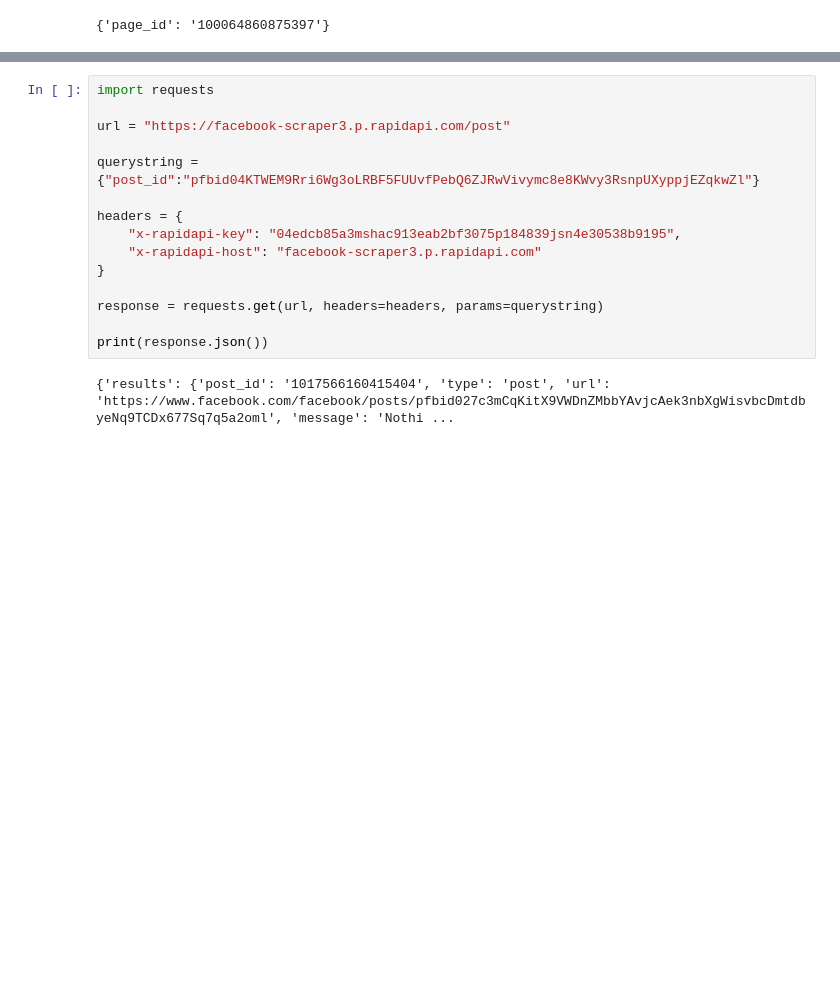
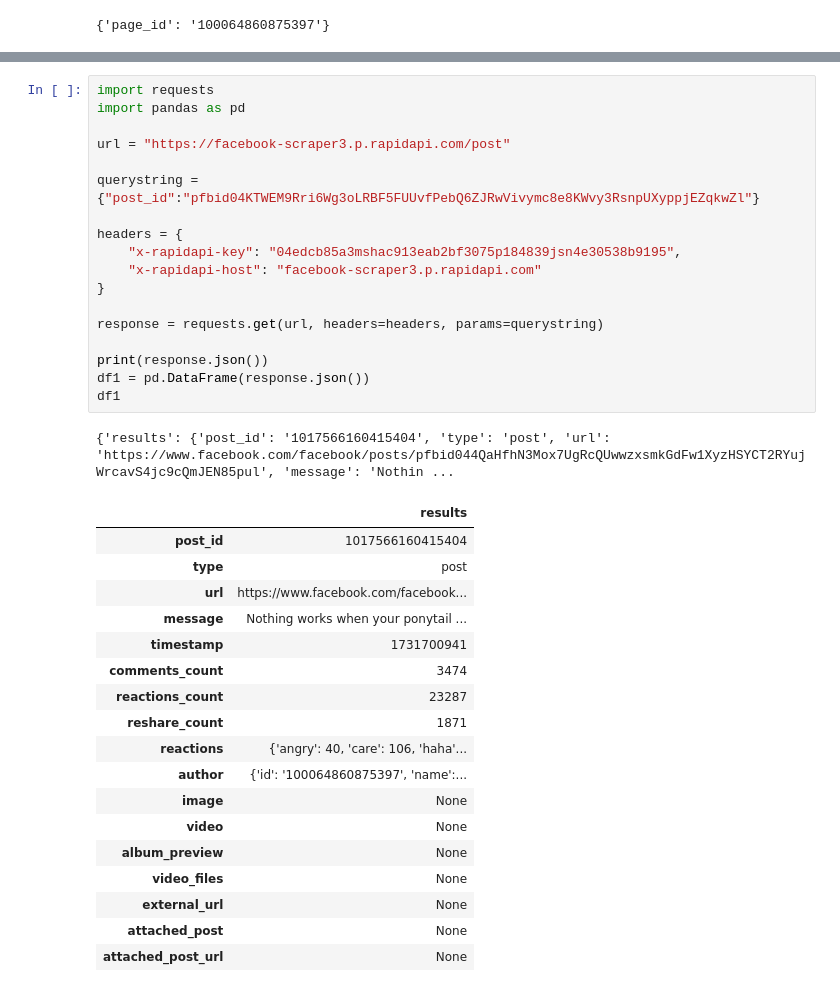
Before and after one commit to 0gaurav4/DigipodiumInternship2024-25, a Jupyter notebook: socialScraperAPI/facebook.ipynb, the cells around one changed output, grey strips where cells are left out. Saved outputs shown, nothing was run; the diff lists cells and outputs as text; blank space fills up the shorter version.

```diff
--- a/socialScraperAPI/facebook.ipynb
+++ b/socialScraperAPI/facebook.ipynb
@@ -38,17 +57,38 @@ print(response.json())
 # %%
 import requests
+import pandas as pd
 
 url = "https://facebook-scraper3.p.rapidapi.com/post"
 
 querystring = {"post_id":"pfbid04KTWEM9Rri6Wg3oLRBF5FUUvfPebQ6ZJRwVivymc8e8KWvy3RsnpUXyppjEZqkwZl"}
 
 headers = {
 	"x-rapidapi-key": "04edcb85a3mshac913eab2bf3075p184839jsn4e30538b9195",
 	"x-rapidapi-host": "facebook-scraper3.p.rapidapi.com"
 }
 
 response = requests.get(url, headers=headers, params=querystring)
 
 print(response.json())
+df1 = pd.DataFrame(response.json())
+df1
 # %% [output]
-{'results': {'post_id': '1017566160415404', 'type': 'post', 'url': 'https://www.facebook.com/facebook/posts/pfbid027c3mCqKitX9VWDnZMbbYAvjcAek3nbXgWisvbcDmtdbyeNq9TCDx677Sq7q5a2oml', 'message': 'Nothi ...
+{'results': {'post_id': '1017566160415404', 'type': 'post', 'url': 'https://www.facebook.com/facebook/posts/pfbid044QaHfhN3Mox7UgRcQUwwzxsmkGdFw1XyzHSYCT2RYujWrcavS4jc9cQmJEN85pul', 'message': 'Nothin ...
+|  | results |
+| post_id | 1017566160415404 |
+| type | post |
+| url | https://www.facebook.com/facebook... |
+| message | Nothing works when your ponytail ... |
+| timestamp | 1731700941 |
+| comments_count | 3474 |
+| reactions_count | 23287 |
+| reshare_count | 1871 |
+| reactions | {'angry': 40, 'care': 106, 'haha'... |
+| author | {'id': '100064860875397', 'name':... |
+| image | None |
+| video | None |
+| album_preview | None |
+| video_files | None |
+| external_url | None |
+| attached_post | None |
+| attached_post_url | None |
```
Also changed, not shown: parts of 1 cell of this notebook, 2 other files.
